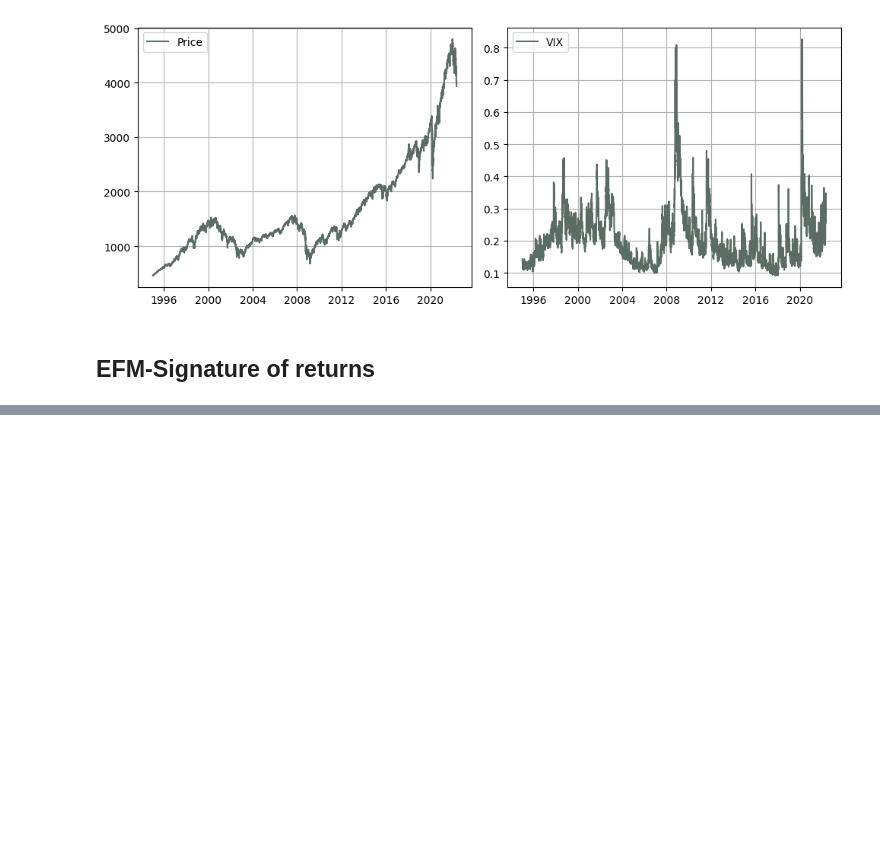
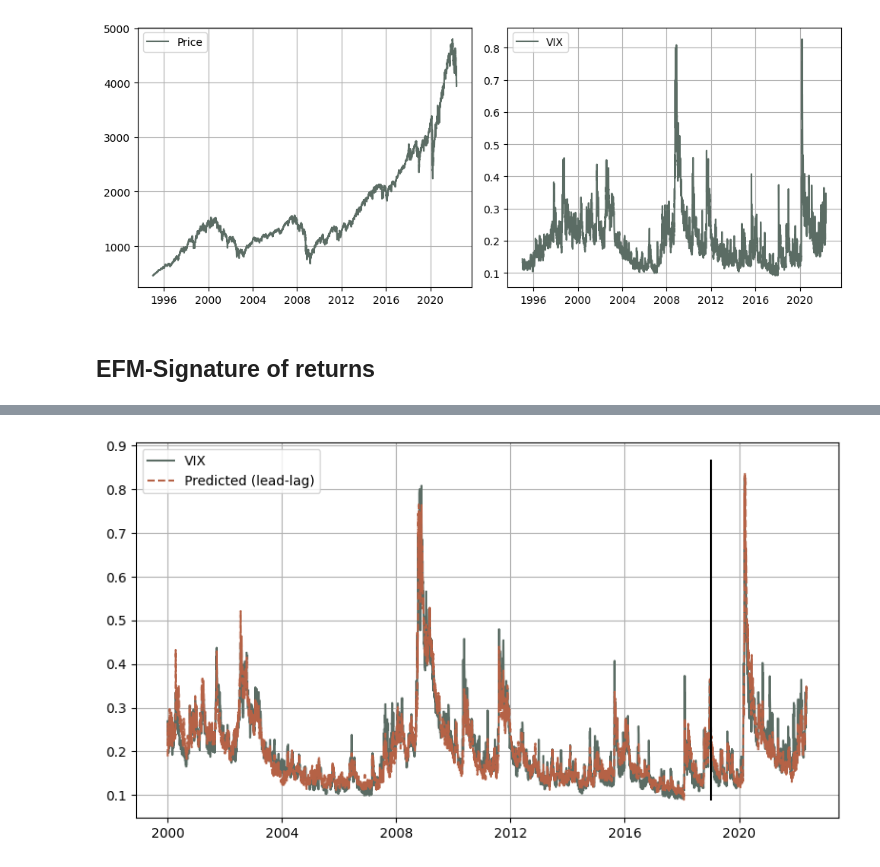
Before and after one commit to MrG1raffe/signature, a Jupyter notebook: notebooks/SPX-VIX_EFM-Signature.ipynb, the cells around one changed output, grey strips where cells are left out. Cells and saved outputs as stored; diff of their text form; code cells hidden in the pictures; blank space fills up the shorter version.

Commit message:
Add EFM-Sig with lead-lag for the VIX regression problem

```diff
--- a/notebooks/SPX-VIX_EFM-Signature.ipynb
+++ b/notebooks/SPX-VIX_EFM-Signature.ipynb
@@ -146,0 +159,86 @@ ta.plot_coefficients(vol_coef, trunc=trunc)
+# %%
+# Path of [time, log-price, lagged log-price]
+log_spx = np.log(spx)
+path_ll = np.vstack([
+    time_grid[1:],
+    log_spx.values[1:],
+    log_spx.values[:-1]
+]).T
+dim_ll = path_ll.shape[1]
+trunc_ll = 3
+
+# Match the VIX and index data to the shortened path
+vix_ll = vix[1:]
+index_ll = index[1:]
+time_grid_ll = time_grid[1:]
+dates_grid_ll = pd.to_datetime(pd.Series(index_ll))
+
+# Find optimal lambda for the lead-lag path
+model_ll = Pipeline([
+    ("scaler", StandardScaler()),
+    ("regressor", Ridge(fit_intercept=True, alpha=1))
+])
+
+def optimize_params_ll(path, y, trunc, time_grid, model, index):
+    dim = path.shape[1]
+
+    def loss(x):
+        StatSig = ta.path_to_fm_signature(path=path, trunc=trunc, t_grid=time_grid, lam=np.concatenate([x, [x[-1]]]))
+        X = StatSig.array.T[index >= train_start_date]
+        model.fit(X, y)
+        return mean_squared_error(y, model.predict(X))
+
+    optimizer = minimize(loss, x0=np.ones(dim - 1) * 4, bounds=([0.00001, 50],) * (dim - 1),  method='Powell')
+    return optimizer.x
+
+lam_opt_ll = optimize_params_ll(
+    path=path_ll[(index_ll < test_start_date)],
+    y=vix_ll[(index_ll >= train_start_date) & (index_ll < test_start_date)],
+    trunc=trunc_ll,
+    time_grid=time_grid_ll[index_ll < test_start_date],
+    model=model_ll,
+    index=index_ll[index_ll < test_start_date]
+)
+print(f"Optimal lambda for lead-lag: {lam_opt_ll}")
+
+# Compute the signature with the optimal lambda
+StatSig_ll = ta.path_to_fm_signature(path=path_ll, trunc=trunc_ll, t_grid=time_grid_ll, lam=lam_opt_ll)
+
+X_ll = StatSig_ll.array.T
+y_ll = vix_ll
+
+# Split into train and test sets
+X_train_ll, y_train_ll = X_ll[(index_ll >= train_start_date) & (index_ll < test_start_date)], y_ll[(index_ll >= train_start_date) & (index_ll < test_start_date)]
+X_test_ll, y_test_ll = X_ll[index_ll > test_start_date], y_ll[index_ll > test_start_date]
+
+# Fit the model
+model_ll.fit(X_train_ll, y_train_ll)
+y_pred_ll = model_ll.predict(X_ll)
+
+# Plot results
+fig, ax = plt.subplots(figsize=(8, 4.5))
+
+ax.plot(dates_grid_ll[index_ll >= train_start_date], y_ll[index_ll >= train_start_date], label="VIX")
+ax.plot(dates_grid_ll[index_ll >= train_start_date], y_pred_ll[index_ll >= train_start_date], "--", label="Predicted (lead-lag)")
+ax.vlines(x=test_start_date, ymin=0.95 * np.min(y_ll.values), ymax=1.05 * np.max(y_ll.values), color="k")
+ax.legend(loc="upper left")
+
+fig.savefig("images/SPX-VIX-EFM-Signature-LeadLag.pdf", transparent=True, bbox_inches="tight")
+
+# Calculate and print metrics
+y_pred_train_ll = model_ll.predict(X_train_ll)
+mse_train_ll = mean_squared_error(y_train_ll, y_pred_train_ll)
+r2_train_ll = r2_score(y_train_ll, y_pred_train_ll)
+
+y_pred_test_ll = model_ll.predict(X_test_ll)
+mse_test_ll = mean_squared_error(y_test_ll, y_pred_test_ll)
+r2_test_ll = r2_score(y_test_ll, y_pred_test_ll)
+
+print("Lead-Lag Model Performance:")
+print("RMSE (train):", np.round(np.sqrt(mse_train_ll), 3), "RMSE (test):", np.round(np.sqrt(mse_test_ll), 3))
+print("R² (train):", np.round(r2_train_ll, 3), "R² (test):", np.round(r2_test_ll, 3))
+
+# Plot coefficients
+vol_coef_ll = ta.from_array(array=model_ll["regressor"].coef_, dim=dim_ll, trunc=trunc_ll)
+ta.plot_coefficients(vol_coef_ll, trunc=trunc_ll)
+# %% [output]
@@ -146,0 +249 @@ ta.plot_coefficients(vol_coef, trunc=trunc)
+[figure, added]
```
Also changed, not shown: parts of 10 cells of this notebook, 2 other files.
